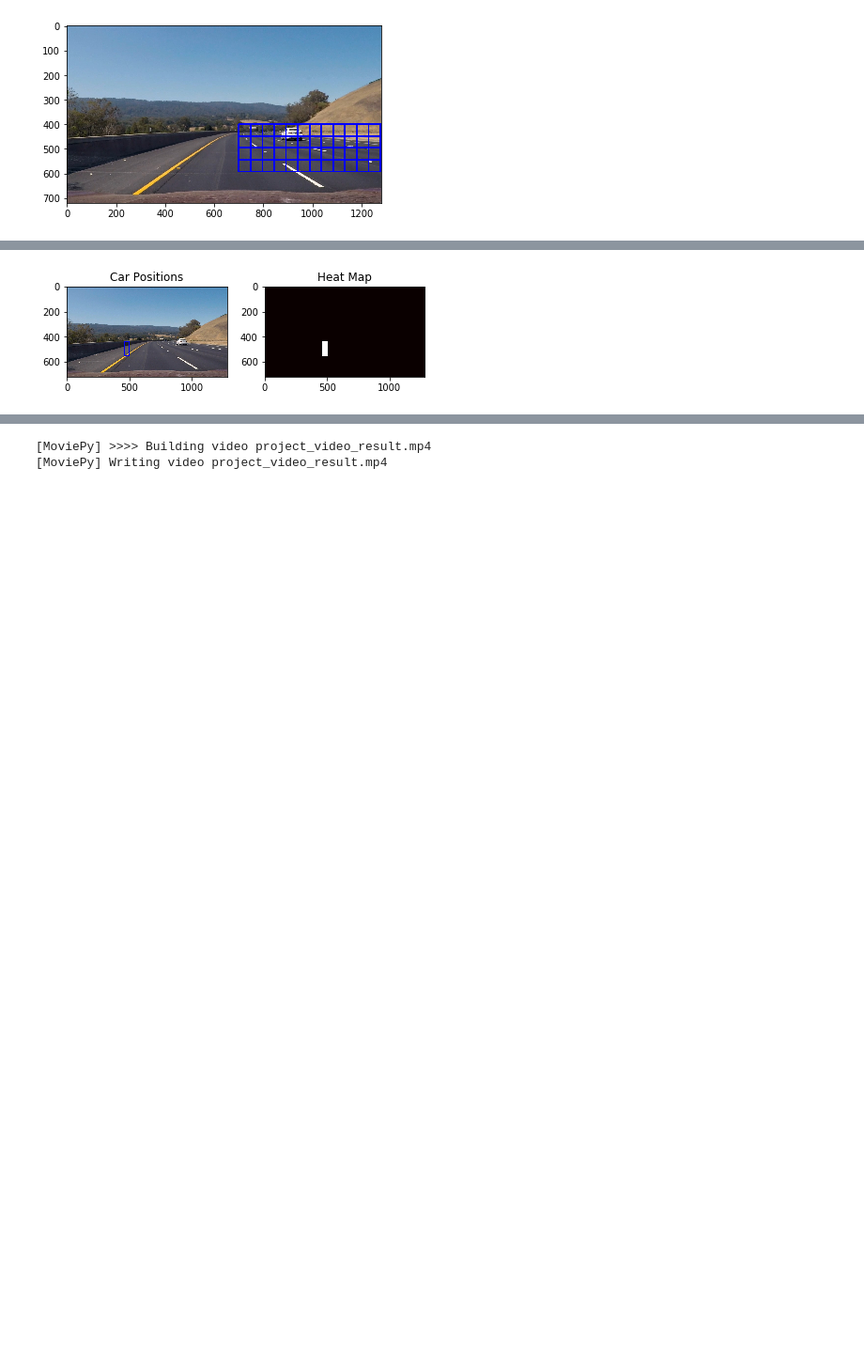
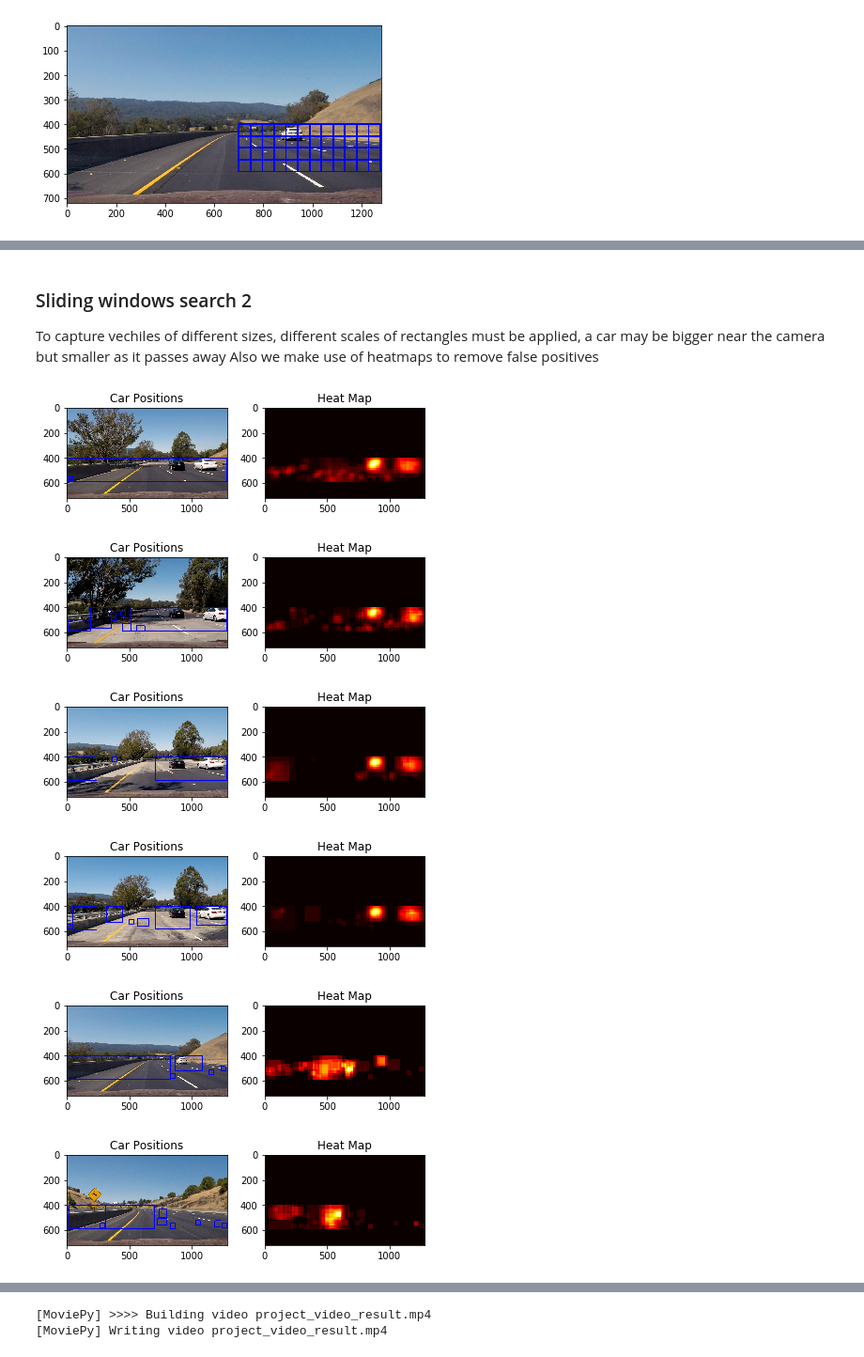
Before and after one commit to dumebi/CarND-Vehicle-Detection, a Jupyter notebook: project.ipynb, the cells around one changed output, grey strips where cells are left out. Shown at 94% size. Drawn from its saved outputs; the diff is of its cells as text; code cells hidden in the pictures; blank space fills up the shorter version.

```diff
--- a/project.ipynb
+++ b/project.ipynb
@@ -650,31 +672,46 @@ fig.tight_layout()
 # %%
-ystart = 400
-ystop = 600
-scale = 2.4
+def display_heatmap_test_images(test_image):
+    ystart = 400
+    ystop = 600
+    scales = [0.6,1,1.3,1.5,1.8,2,2.4,3]
+    window_list = []
+    for scale in scales:
+        window_list += find_cars(test_image, ystart, ystop, scale, svc, X_scaler, orient, pix_per_cell, cell_per_block, spatial_size, hist_bins)
+    heat = np.zeros_like(test_image[:,:,0]).astype(np.float)
+    # Add heat to each box in box list
+    heat = add_heat(heat,window_list)
 
-window_list = find_cars(sample_test_image, ystart, ystop, scale, svc, X_scaler, orient, pix_per_cell, cell_per_block, spatial_size, hist_bins)
+    # Apply threshold to help remove false positives
+    heat = apply_threshold(heat,0)
 
-heat = np.zeros_like(sample_test_image[:,:,0]).astype(np.float)
-# Add heat to each box in box list
-heat = add_heat(heat,window_list)
+    # Visualize the heatmap when displaying
+    heatmap = np.clip(heat, 0, 255)
 
-# Apply threshold to help remove false positives
-heat = apply_threshold(heat,1)
+    # Find final boxes from heatmap using label function
+    labels = label(heatmap)
+    draw_img = draw_labeled_bboxes(np.copy(test_image), labels)
 
-# Visualize the heatmap when displaying
-heatmap = np.clip(heat, 0, 255)
-
-# Find final boxes from heatmap using label function
-labels = label(heatmap)
-draw_img = draw_labeled_bboxes(np.copy(sample_test_image), labels)
-
-fig = plt.figure()
-plt.subplot(121)
-plt.imshow(draw_img)
-plt.title('Car Positions')
-plt.subplot(122)
-plt.imshow(heatmap, cmap='hot')
-plt.title('Heat Map')
-fig.tight_layout()
+    fig = plt.figure()
+    plt.subplot(121)
+    plt.imshow(draw_img)
+    plt.title('Car Positions')
+    plt.subplot(122)
+    plt.imshow(heatmap, cmap='hot')
+    plt.title('Heat Map')
+    fig.tight_layout()
-# %% [output]
-[figure, removed]
+# %% [markdown]
+### Sliding windows search 2
+
+To capture vechiles of different sizes, different scales of rectangles must be applied, a car may be bigger near the camera but smaller as it passes away
+Also we make use of heatmaps to remove false positives
+# %%
+for image in test_images:
+    test_image = mpimg.imread(image)
+    display_heatmap_test_images(test_image)
+# %% [output]
+[figure, added]
+[figure, added]
+[figure, added]
+[figure, added]
+[figure, added]
+[figure, added]
```
Also changed, not shown: parts of 18 cells of this notebook.
